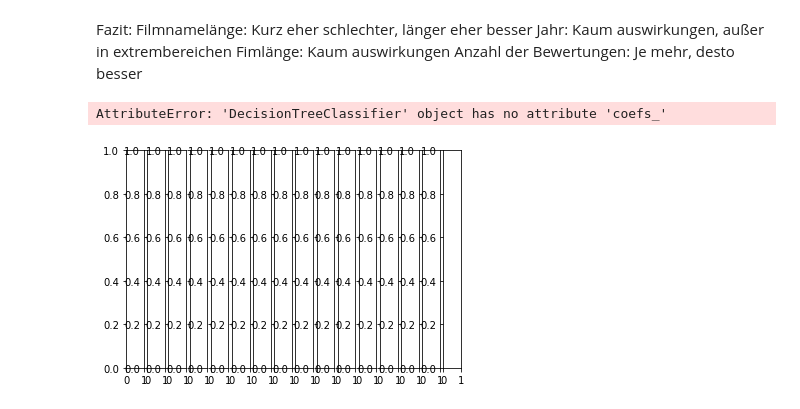
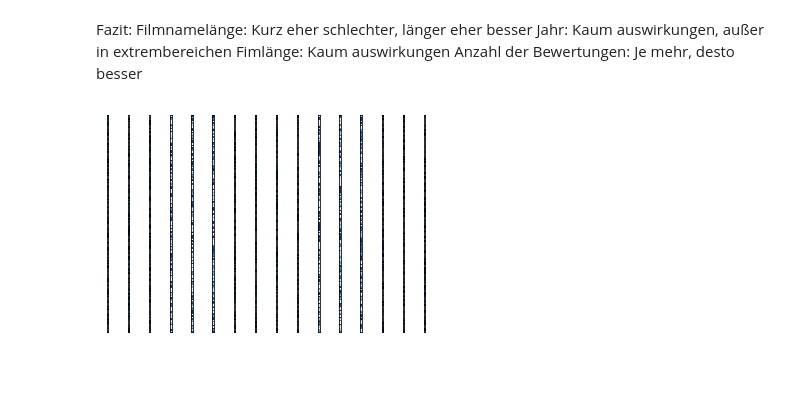
Before and after one commit to Tony1704/Imdbrating, a Jupyter notebook: python/imdbnotebook.ipynb, the cells around one changed output. Drawn from its saved outputs; the diff is of its cells as text; code cells hidden in the pictures; blank space fills up the shorter version.

```diff
--- a/python/imdbnotebook.ipynb
+++ b/python/imdbnotebook.ipynb
@@ -252,0 +239,4 @@ Test score is:
+# %%
+nrater = ratingPredictor.ratingPredictor(allMovies)
+trater = ratingPredictor.ratingPredictor(allMovies)
+frater = ratingPredictor.ratingPredictor(allMovies)
@@ -252,0 +245,2 @@ Test score is:
+# %%
+clf_neural = nrater.learn(algorithm='neural')
@@ -378,14 +482,13 @@ Fazit: Filmnamelänge: Kurz eher schlechter, länger eher besser
 # %%
 fig, axes = plt.subplots(1, 16)
 # use global min / max to ensure all weights are shown on the same scale
-vmin, vmax = clf.coefs_[0].min(), clf.coefs_[0].max()
-for coef, ax in zip(clf.coefs_[0].T, axes.ravel()):
+vmin, vmax = clf_neural.coefs_[0].min(), clf_neural.coefs_[0].max()
+for coef, ax in zip(clf_neural.coefs_[0].T, axes.ravel()):
     ax.matshow(coef.reshape(157,1), cmap='Blues', vmin=.5 * vmin,
                vmax=.5 * vmax)
     ax.set_xticks(())
     ax.set_yticks(())
 
 plt.show()
 # %% [output]
-AttributeError: 'DecisionTreeClassifier' object has no attribute 'coefs_'
-[figure, old version]
+[figure, new version]
```
Also changed, not shown: parts of 22 cells of this notebook, 2 other files.
